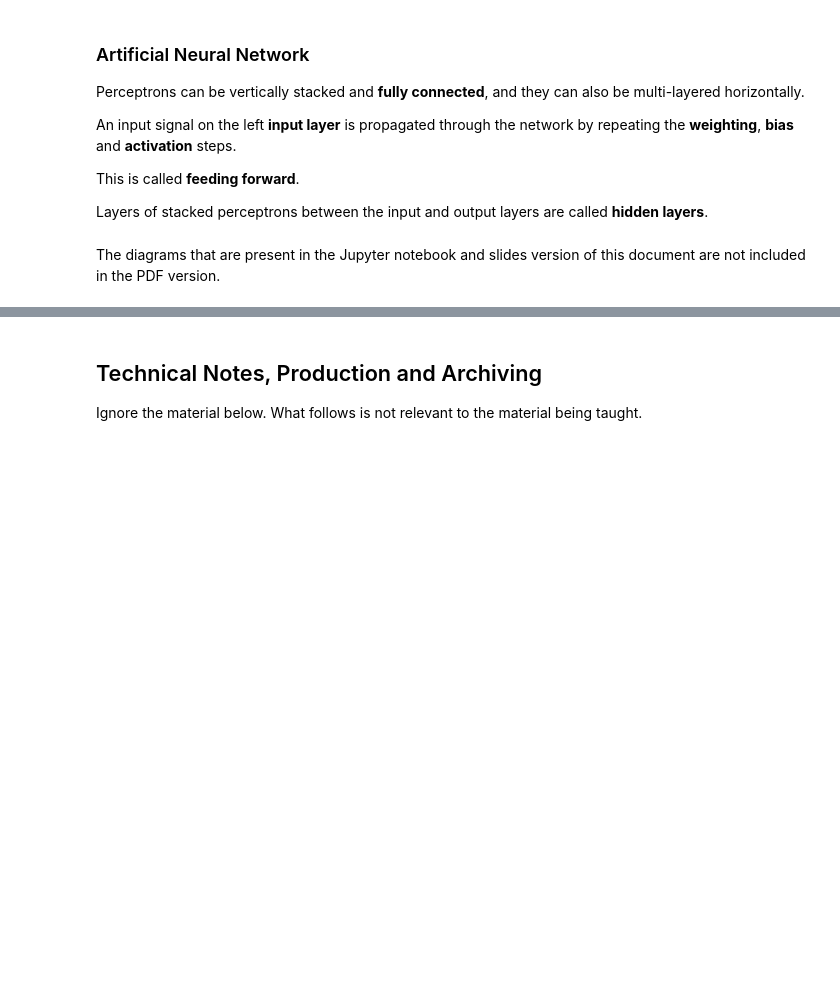
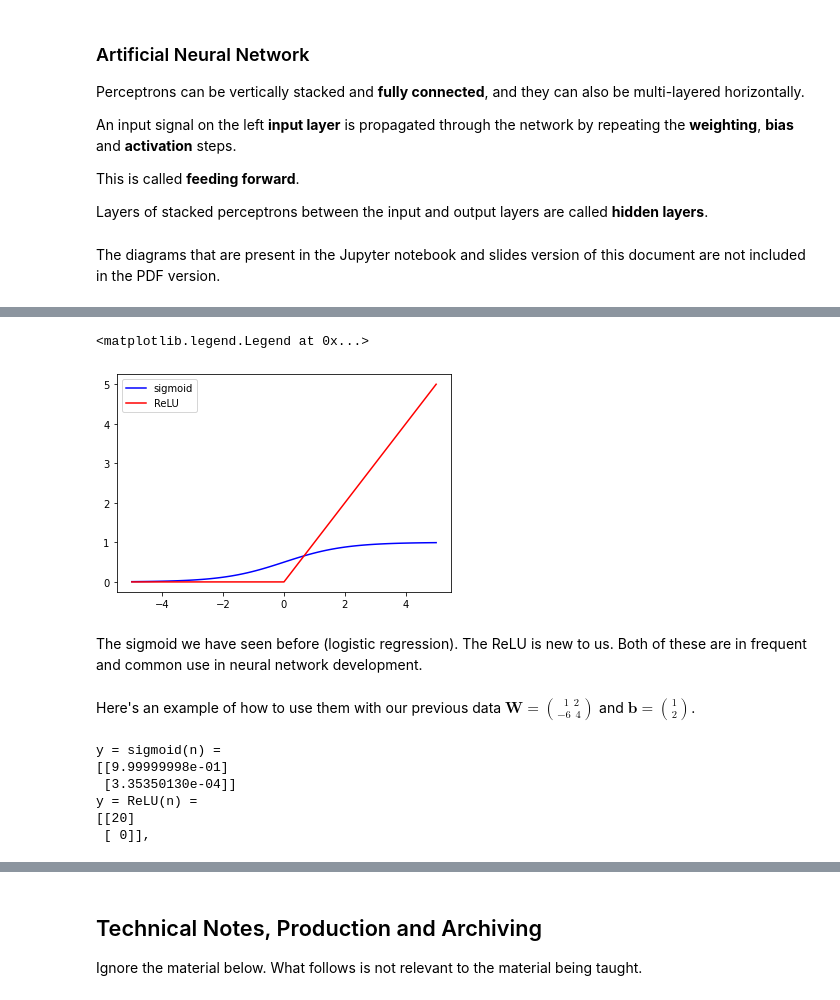
Before and after one commit to variationalform/FML, a Jupyter notebook: notebooks/13_percep.ipynb, the cells around one changed output, grey strips where cells are left out. Drawn from its saved outputs; the diff is of its cells as text; code cells hidden in the pictures; blank space fills up the shorter version.

```diff
--- a/notebooks/13_percep.ipynb
+++ b/notebooks/13_percep.ipynb
@@ -1113,0 +688,15 @@ Now we can look at **artificial neural networks** and **deep learning**.
+# %%
+xvals = np.arange(-5,5+0.1,0.1)
+plt.plot(xvals, sigmoid(xvals), color='blue', label='sigmoid')
+plt.plot(xvals, ReLU(xvals), color='red', label='ReLU')
+plt.legend()
+# %% [output]
+<matplotlib.legend.Legend at 0x...>
+[figure, added]
+# %% [markdown]
+The sigmoid we have seen before (logistic regression). The ReLU is new to
+us. Both of these are in frequent and common use in neural network development.
+# %% [markdown]
+Here's an example of how to use them with our previous data
+$\boldsymbol{W}={\ \ 1\ \ 2 \choose-6\ \ 4}$
+and $\boldsymbol{b}={1 \choose 2}$.
@@ -1113,0 +707,12 @@ Now we can look at **artificial neural networks** and **deep learning**.
+# %%
+n = W.T @ X + b
+ys = sigmoid(n)
+yR = ReLU(n)
+print(f'y = sigmoid(n) = \n{ys}\ny = ReLU(n) = \n{yR}, ')
+# %% [output]
+y = sigmoid(n) =
+[[9.99999998e-01]
+ [3.35350130e-04]]
+y = ReLU(n) =
+[[20]
+ [ 0]],
```
Also changed, not shown: parts of 63 cells of this notebook.
